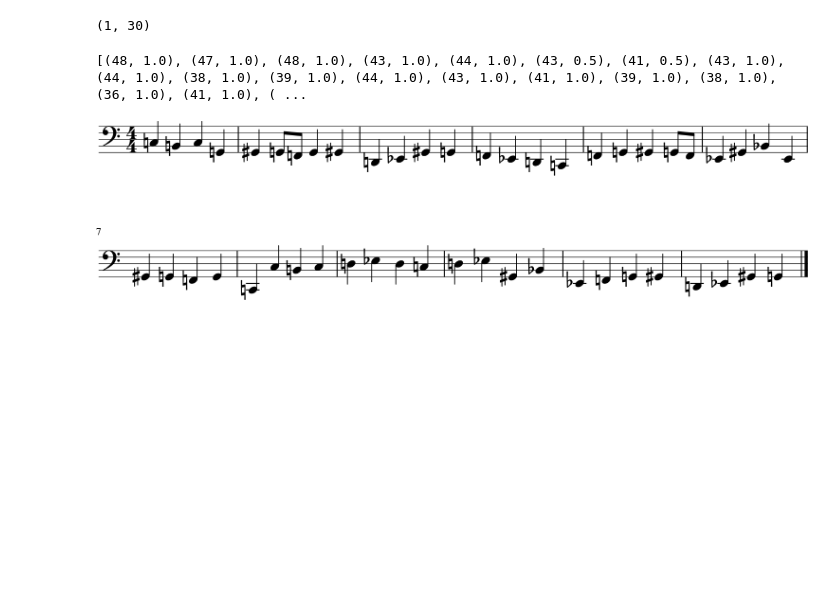
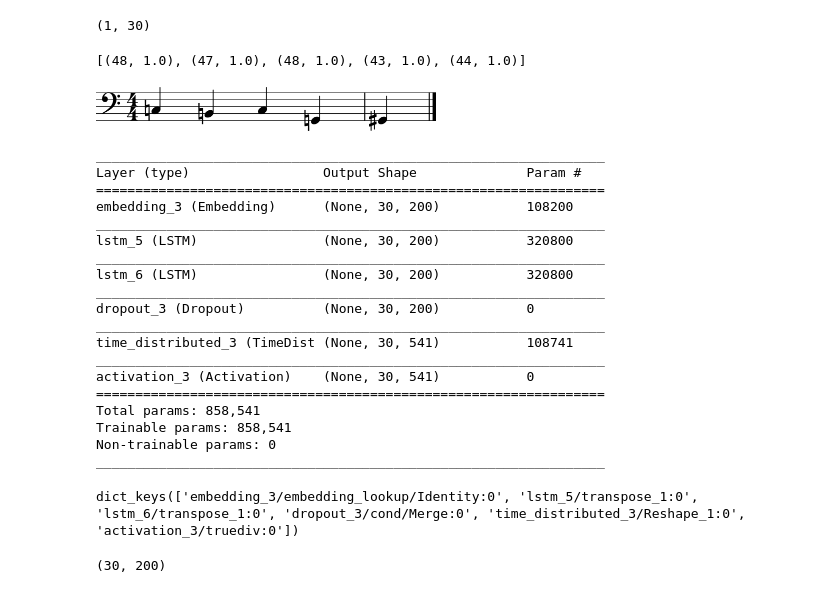
Before and after one commit to valevo/AlgoRhythmics, a Jupyter notebook: src/Embeddings.ipynb, the cells around one changed output. Saved outputs shown, nothing was run; the diff lists cells and outputs as text; code cells hidden in the pictures; blank space fills up the shorter version.

Commit message:
more parseing funcions

```diff
--- a/src/Embeddings.ipynb
+++ b/src/Embeddings.ipynb
@@ -222,9 +223,10 @@ def parse_notes(notes):
     return s
 # %%
 # test the predictions
+from keract import get_activations
 
 test_data_generator = KerasBatchGenerator(test_data, num_steps, 1, vocabulary, skip_step=1)
-num_of_notes = 50
+num_of_notes = 5
 
 for i in range(150):
     dummy = next(test_data_generator.generate())
@@ -233,9 +235,15 @@ data = next(test_data_generator.generate())
 data = data[0]
 print(data.shape)
 
+activations = []
+
 output = []
 for i in range(num_of_notes):
-    prediction = model.predict(data)
+    act = get_activations(model, data)
+    activations.append(act)
+#     print(act.keys())
+    prediction = act['activation_3/truediv:0']
+#     prediction = model.predict(data)
     predict_word = np.argmax(prediction[:, num_steps-1, :])
     output.append(id_to_word[predict_word])
     data = np.append(data[0][1:], predict_word).reshape((1, 30))
@@ -244,12 +252,12 @@ for i in range(num_of_notes):
 # %%
 print(output)
 # %% [output]
-[(48, 1.0), (47, 1.0), (48, 1.0), (43, 1.0), (44, 1.0), (43, 0.5), (41, 0.5), (43, 1.0), (44, 1.0), (38, 1.0), (39, 1.0), (44, 1.0), (43, 1.0), (41, 1.0), (39, 1.0), (38, 1.0), (36, 1.0), (41, 1.0), ( ...
+[(48, 1.0), (47, 1.0), (48, 1.0), (43, 1.0), (44, 1.0)]
 # %%
-first_song = parse_notes(output)
+first_song = parse_notes(output).chordify()
 first_song.show()
 # %% [output]
-[figure, old version]
+[figure, new version]
 # %%
 mf = m21.midi.translate.streamToMidiFile(first_song)
 mf.open('./second.mid', 'wb')
@@ -306,3 +314,33 @@ data = data[0]
 client = udp_client.SimpleUDPClient('145.107.37.248', 57120)
 
 improvise(model, data, client)
+# %%
+model.summary()
+# %% [output]
+_________________________________________________________________
+Layer (type)                 Output Shape              Param #
+=================================================================
+embedding_3 (Embedding)      (None, 30, 200)           108200
+_________________________________________________________________
+lstm_5 (LSTM)                (None, 30, 200)           320800
+_________________________________________________________________
+lstm_6 (LSTM)                (None, 30, 200)           320800
+_________________________________________________________________
+dropout_3 (Dropout)          (None, 30, 200)           0
+_________________________________________________________________
+time_distributed_3 (TimeDist (None, 30, 541)           108741
+_________________________________________________________________
+activation_3 (Activation)    (None, 30, 541)           0
+=================================================================
+Total params: 858,541
+Trainable params: 858,541
+Non-trainable params: 0
+_________________________________________________________________
+# %%
+activations[0].keys()
+# %% [output]
+dict_keys(['embedding_3/embedding_lookup/Identity:0', 'lstm_5/transpose_1:0', 'lstm_6/transpose_1:0', 'dropout_3/cond/Merge:0', 'time_distributed_3/Reshape_1:0', 'activation_3/truediv:0'])
+# %%
+activations[0]['lstm_5/transpose_1:0'][0].shape
+# %% [output]
+(30, 200)
```
Also changed, not shown: parts of 4 cells of this notebook, 2 other files.
